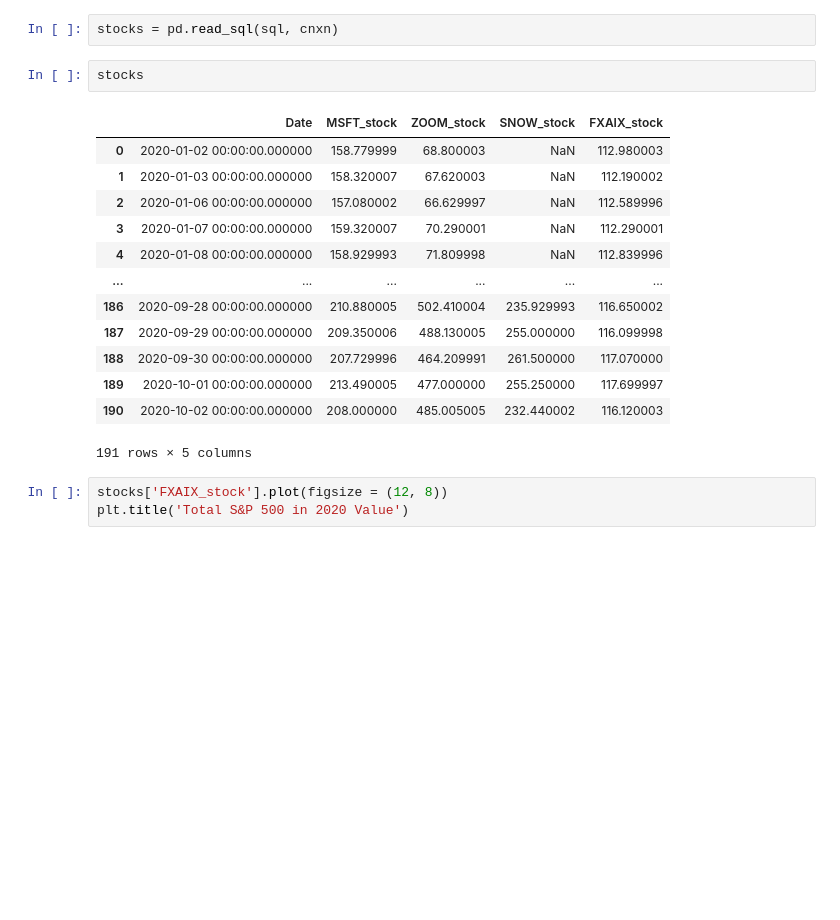
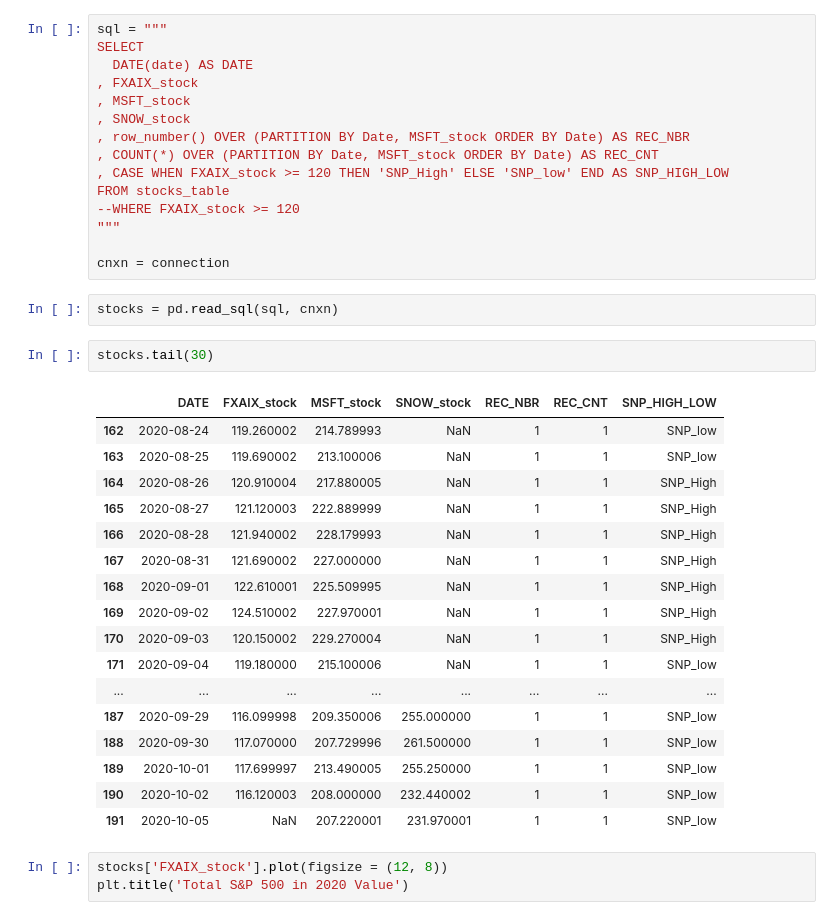
Before and after one commit to davidrkearney/Kearney_Data_Science, a Jupyter notebook: _notebooks/2020-10-05-StockMarketPortfolioAnaylsis_snp_pandas_datareader_sqlite.ipynb, the cells around one changed output. Saved outputs shown, nothing was run; the diff lists cells and outputs as text; blank space fills up the shorter version.

```diff
--- a/_notebooks/2020-10-05-StockMarketPortfolioAnaylsis_snp_pandas_datareader_sqlite.ipynb
+++ b/_notebooks/2020-10-05-StockMarketPortfolioAnaylsis_snp_pandas_datareader_sqlite.ipynb
@@ -152,21 +149,40 @@ cnxn = connection
+# %%
+sql = """
+SELECT
+  DATE(date) AS DATE
+, FXAIX_stock
+, MSFT_stock
+, SNOW_stock
+, row_number() OVER (PARTITION BY Date, MSFT_stock ORDER BY Date) AS REC_NBR
+, COUNT(*) OVER (PARTITION BY Date, MSFT_stock ORDER BY Date) AS REC_CNT
+, CASE WHEN FXAIX_stock >= 120 THEN 'SNP_High' ELSE 'SNP_low' END AS SNP_HIGH_LOW
+FROM stocks_table
+--WHERE FXAIX_stock >= 120
+"""
+
+cnxn = connection
 # %%
 stocks = pd.read_sql(sql, cnxn)
 # %%
-stocks
+stocks.tail(30)
 # %% [output]
-|  | Date | MSFT_stock | ZOOM_stock | SNOW_stock | FXAIX_stock |
-| 0 | 2020-01-02 00:00:00.000000 | 158.779999 | 68.800003 | NaN | 112.980003 |
-| 1 | 2020-01-03 00:00:00.000000 | 158.320007 | 67.620003 | NaN | 112.190002 |
-| 2 | 2020-01-06 00:00:00.000000 | 157.080002 | 66.629997 | NaN | 112.589996 |
-| 3 | 2020-01-07 00:00:00.000000 | 159.320007 | 70.290001 | NaN | 112.290001 |
-| 4 | 2020-01-08 00:00:00.000000 | 158.929993 | 71.809998 | NaN | 112.839996 |
-| ... | ... | ... | ... | ... | ... |
-| 186 | 2020-09-28 00:00:00.000000 | 210.880005 | 502.410004 | 235.929993 | 116.650002 |
-| 187 | 2020-09-29 00:00:00.000000 | 209.350006 | 488.130005 | 255.000000 | 116.099998 |
-| 188 | 2020-09-30 00:00:00.000000 | 207.729996 | 464.209991 | 261.500000 | 117.070000 |
-| 189 | 2020-10-01 00:00:00.000000 | 213.490005 | 477.000000 | 255.250000 | 117.699997 |
-| 190 | 2020-10-02 00:00:00.000000 | 208.000000 | 485.005005 | 232.440002 | 116.120003 |
+|  | DATE | FXAIX_stock | MSFT_stock | SNOW_stock | REC_NBR | REC_CNT | SNP_HIGH_LOW |
+| 162 | 2020-08-24 | 119.260002 | 214.789993 | NaN | 1 | 1 | SNP_low |
+| 163 | 2020-08-25 | 119.690002 | 213.100006 | NaN | 1 | 1 | SNP_low |
+| 164 | 2020-08-26 | 120.910004 | 217.880005 | NaN | 1 | 1 | SNP_High |
+| 165 | 2020-08-27 | 121.120003 | 222.889999 | NaN | 1 | 1 | SNP_High |
+| 166 | 2020-08-28 | 121.940002 | 228.179993 | NaN | 1 | 1 | SNP_High |
+| 167 | 2020-08-31 | 121.690002 | 227.000000 | NaN | 1 | 1 | SNP_High |
+| 168 | 2020-09-01 | 122.610001 | 225.509995 | NaN | 1 | 1 | SNP_High |
+| 169 | 2020-09-02 | 124.510002 | 227.970001 | NaN | 1 | 1 | SNP_High |
+| 170 | 2020-09-03 | 120.150002 | 229.270004 | NaN | 1 | 1 | SNP_High |
+| 171 | 2020-09-04 | 119.180000 | 215.100006 | NaN | 1 | 1 | SNP_low |
+| ... | ... | ... | ... | ... | ... | ... | ... |
+| 187 | 2020-09-29 | 116.099998 | 209.350006 | 255.000000 | 1 | 1 | SNP_low |
+| 188 | 2020-09-30 | 117.070000 | 207.729996 | 261.500000 | 1 | 1 | SNP_low |
+| 189 | 2020-10-01 | 117.699997 | 213.490005 | 255.250000 | 1 | 1 | SNP_low |
+| 190 | 2020-10-02 | 116.120003 | 208.000000 | 232.440002 | 1 | 1 | SNP_low |
+| 191 | 2020-10-05 | NaN | 207.220001 | 231.970001 | 1 | 1 | SNP_low |
-191 rows × 5 columns
 # %%
 stocks['FXAIX_stock'].plot(figsize = (12, 8))
 plt.title('Total S&P 500 in 2020 Value')
```
Also changed, not shown: parts of 4 cells of this notebook, 1 other file.
